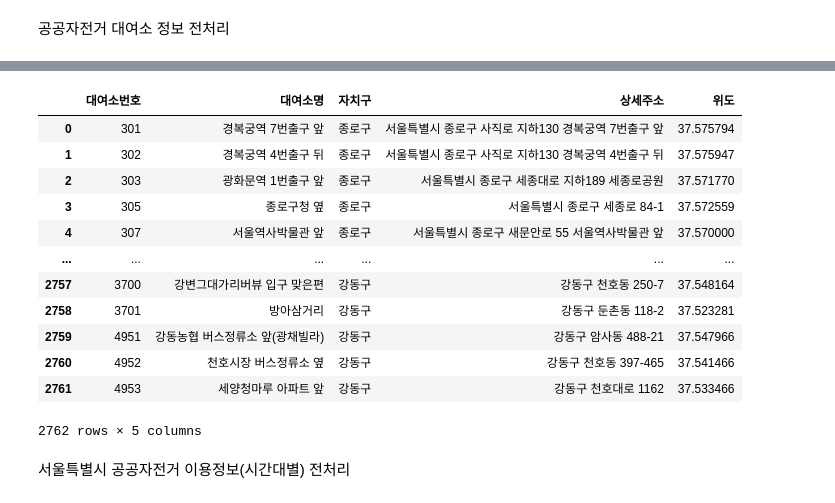
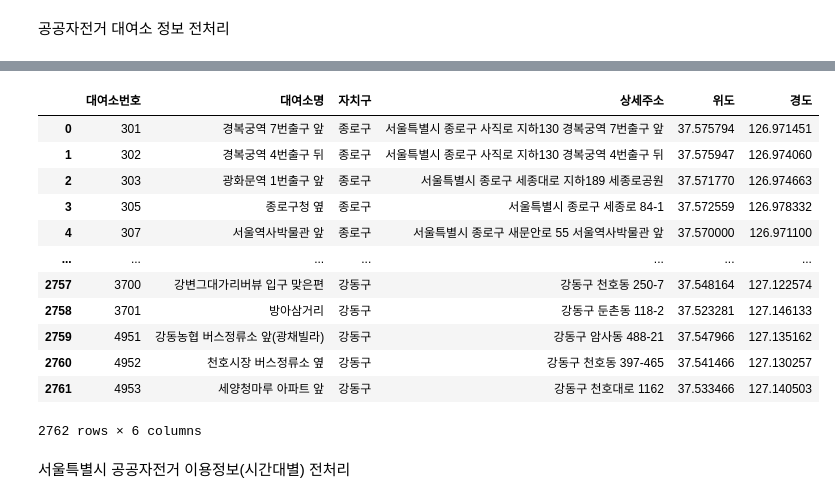
Before and after one commit to b00kkk/bikeseoul, a Jupyter notebook: seoulbike_processing.ipynb, the cells around one changed output, grey strips where cells are left out. Drawn from its saved outputs; the diff is of its cells as text; code cells hidden in the pictures.

```diff
--- a/seoulbike_processing.ipynb
+++ b/seoulbike_processing.ipynb
@@ -18,23 +18,23 @@ rental_shop.head()
 | 3 | 305 | 종로구청 옆 | 종로구 | 서울특별시 종로구 세종로 84-1 | 37.572559 | 126.978332 | 2015-01-07 | 16.0 | 16.0 | QR |
 | 4 | 307 | 서울역사박물관 앞 | 종로구 | 서울특별시 종로구 새문안로 55 서울역사박물관 앞 | 37.570000 | 126.971100 | 2015-10-07 | 11.0 | 11.0 | QR |
 # %%
-rental_shop_add=rental_shop.iloc[:,0:5]
+rental_shop_add=rental_shop.iloc[:,0:6]
 rental_shop_add.to_csv('rental_shop_add.csv',index=False)
 pd.read_csv('rental_shop_add.csv')
 # %% [output]
-|  | 대여소번호 | 대여소명 | 자치구 | 상세주소 | 위도 |
-| 0 | 301 | 경복궁역 7번출구 앞 | 종로구 | 서울특별시 종로구 사직로 지하130 경복궁역 7번출구 앞 | 37.575794 |
-| 1 | 302 | 경복궁역 4번출구 뒤 | 종로구 | 서울특별시 종로구 사직로 지하130 경복궁역 4번출구 뒤 | 37.575947 |
-| 2 | 303 | 광화문역 1번출구 앞 | 종로구 | 서울특별시 종로구 세종대로 지하189 세종로공원 | 37.571770 |
-| 3 | 305 | 종로구청 옆 | 종로구 | 서울특별시 종로구 세종로 84-1 | 37.572559 |
-| 4 | 307 | 서울역사박물관 앞 | 종로구 | 서울특별시 종로구 새문안로 55 서울역사박물관 앞 | 37.570000 |
-| ... | ... | ... | ... | ... | ... |
-| 2757 | 3700 | 강변그대가리버뷰 입구 맞은편 | 강동구 | 강동구 천호동 250-7 | 37.548164 |
-| 2758 | 3701 | 방아삼거리 | 강동구 | 강동구 둔촌동 118-2 | 37.523281 |
-| 2759 | 4951 | 강동농협 버스정류소 앞(광채빌라) | 강동구 | 강동구 암사동 488-21 | 37.547966 |
-| 2760 | 4952 | 천호시장 버스정류소 옆 | 강동구 | 강동구 천호동 397-465 | 37.541466 |
-| 2761 | 4953 | 세양청마루 아파트 앞 | 강동구 | 강동구 천호대로 1162 | 37.533466 |
+|  | 대여소번호 | 대여소명 | 자치구 | 상세주소 | 위도 | 경도 |
+| 0 | 301 | 경복궁역 7번출구 앞 | 종로구 | 서울특별시 종로구 사직로 지하130 경복궁역 7번출구 앞 | 37.575794 | 126.971451 |
+| 1 | 302 | 경복궁역 4번출구 뒤 | 종로구 | 서울특별시 종로구 사직로 지하130 경복궁역 4번출구 뒤 | 37.575947 | 126.974060 |
+| 2 | 303 | 광화문역 1번출구 앞 | 종로구 | 서울특별시 종로구 세종대로 지하189 세종로공원 | 37.571770 | 126.974663 |
+| 3 | 305 | 종로구청 옆 | 종로구 | 서울특별시 종로구 세종로 84-1 | 37.572559 | 126.978332 |
+| 4 | 307 | 서울역사박물관 앞 | 종로구 | 서울특별시 종로구 새문안로 55 서울역사박물관 앞 | 37.570000 | 126.971100 |
+| ... | ... | ... | ... | ... | ... | ... |
+| 2757 | 3700 | 강변그대가리버뷰 입구 맞은편 | 강동구 | 강동구 천호동 250-7 | 37.548164 | 127.122574 |
+| 2758 | 3701 | 방아삼거리 | 강동구 | 강동구 둔촌동 118-2 | 37.523281 | 127.146133 |
+| 2759 | 4951 | 강동농협 버스정류소 앞(광채빌라) | 강동구 | 강동구 암사동 488-21 | 37.547966 | 127.135162 |
+| 2760 | 4952 | 천호시장 버스정류소 옆 | 강동구 | 강동구 천호동 397-465 | 37.541466 | 127.130257 |
+| 2761 | 4953 | 세양청마루 아파트 앞 | 강동구 | 강동구 천호대로 1162 | 37.533466 | 127.140503 |
-2762 rows × 5 columns
+2762 rows × 6 columns
 # %% [markdown]
 서울특별시 공공자전거 이용정보(시간대별) 전처리
 # %%
```
Also changed, not shown: parts of 6 cells of this notebook.
